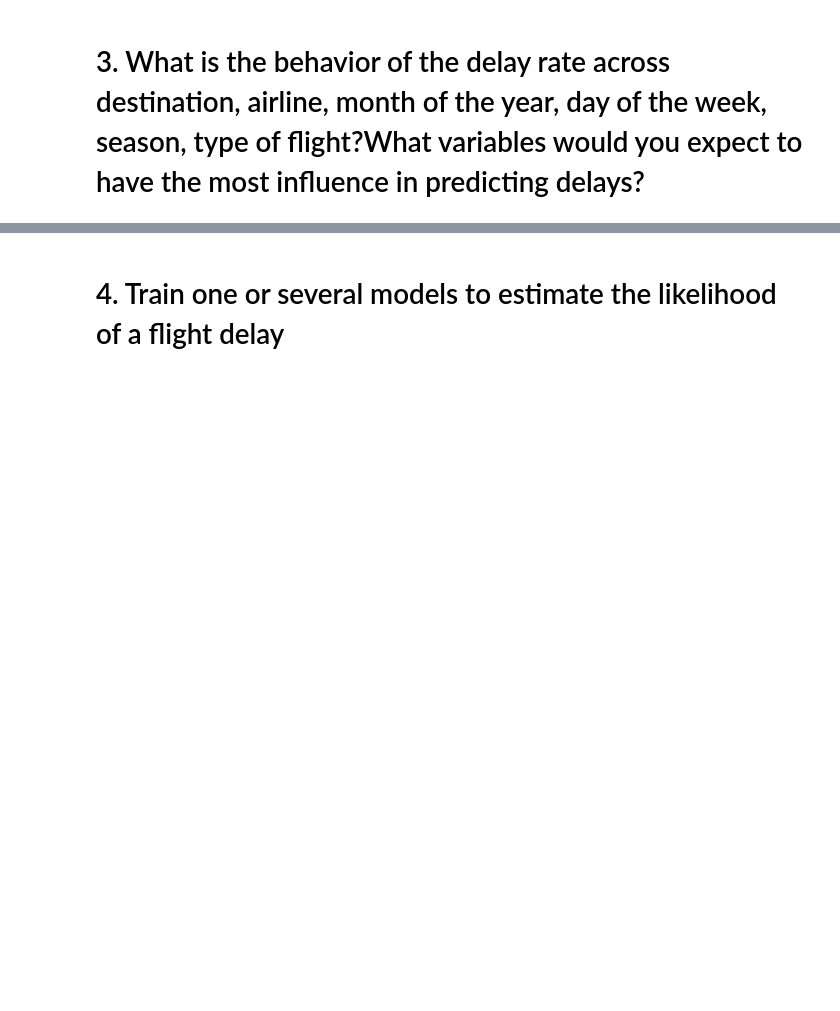
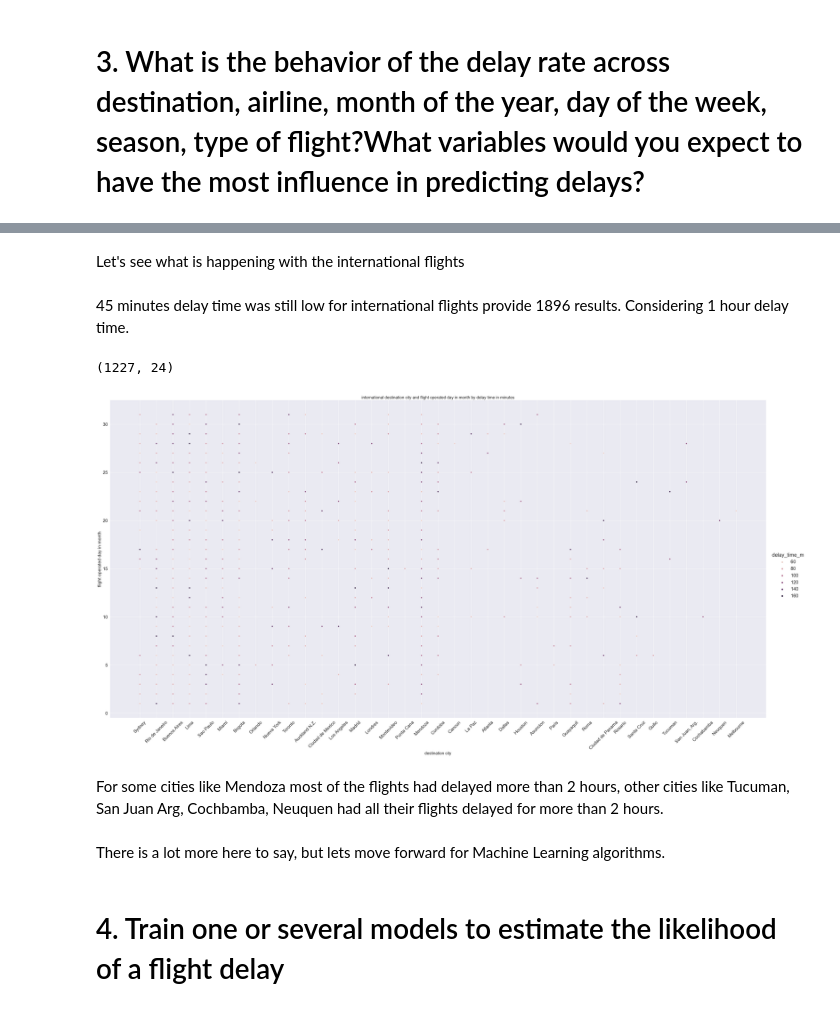
Before and after one commit to farhad-sadeghlo/LATAM_Airlines, a Jupyter notebook: solution.ipynb, the cells around one changed output, grey strips where cells are left out. Drawn from its saved outputs; the diff is of its cells as text; code cells hidden in the pictures; blank space fills up the shorter version.

```diff
--- a/solution.ipynb
+++ b/solution.ipynb
@@ -387,3 +414,29 @@ df.to_csv('synthetic_features.csv', columns=['high_season', 'min_diff', 'delay_1
+# %% [markdown]
+Let's see what is happening with the international flights
+# %% [markdown]
+45 minutes delay time was still low for international flights provide 1896 results. Considering 1 hour delay time.
+# %%
+df_long_delayed_int = df.loc[(abs(df['delay_time_m']) >= 60) & (df['fl_type'] == 'I')]
+# %%
+df_long_delayed_int.shape # 1227!! Now, it's better.
+# %% [output]
+(1227, 24)
+# %%
+# plt.figure(figsize=(60,20))
+sns.relplot(df_long_delayed_int, x='des_city', y='fl_op_day_in_m', hue='delay_time_m', height=20, aspect=40/20)
+sns.set(font_scale=1.7)
+plt.title('international destination city and flight operated day in month by delay time in minutes', fontsize=17)
+plt.xlabel('destination city', fontsize=17)
+plt.xticks(fontsize=19, rotation=45)
+plt.ylabel('flight operated day in month', fontsize=19)
+plt.yticks(fontsize=19)
+plt.show()
+# %% [output]
+[figure, added]
+# %% [markdown]
+For some cities like Mendoza most of the flights had delayed more than 2 hours, other cities like Tucuman, San Juan Arg, Cochbamba, Neuquen had all their flights delayed for more than 2 hours.
+# %% [markdown]
+There is a lot more here to say, but lets move forward for Machine Learning algorithms.
 # %% [markdown]
 # 4. Train one or several models to estimate the likelihood of a flight delay
 # %% [markdown]
```
Also changed, not shown: parts of 21 cells of this notebook.
